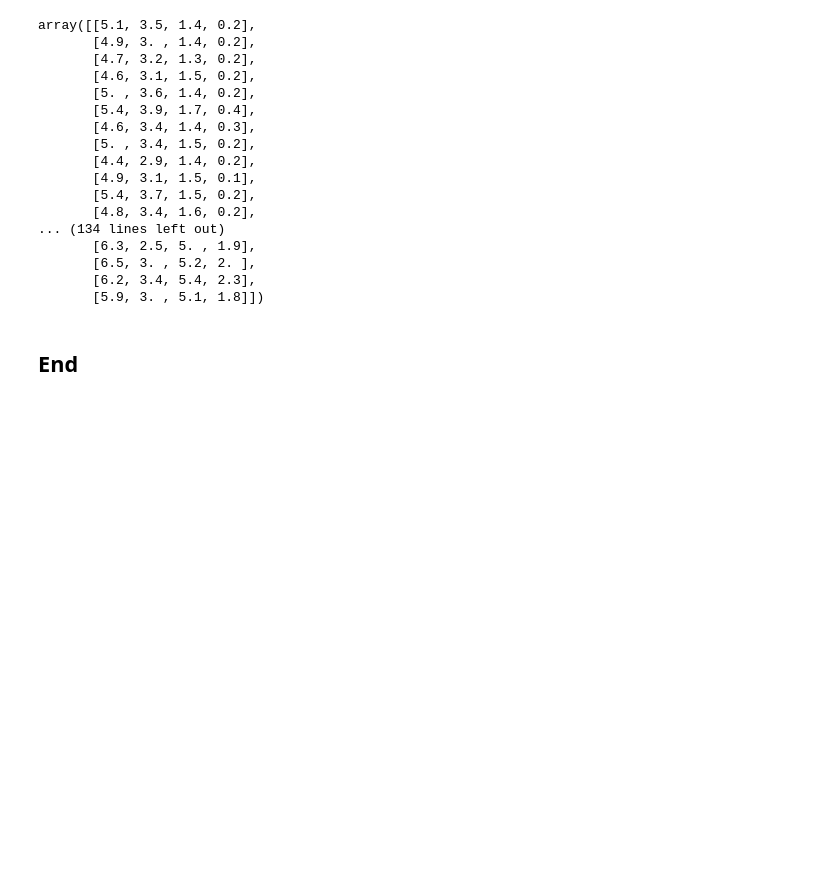
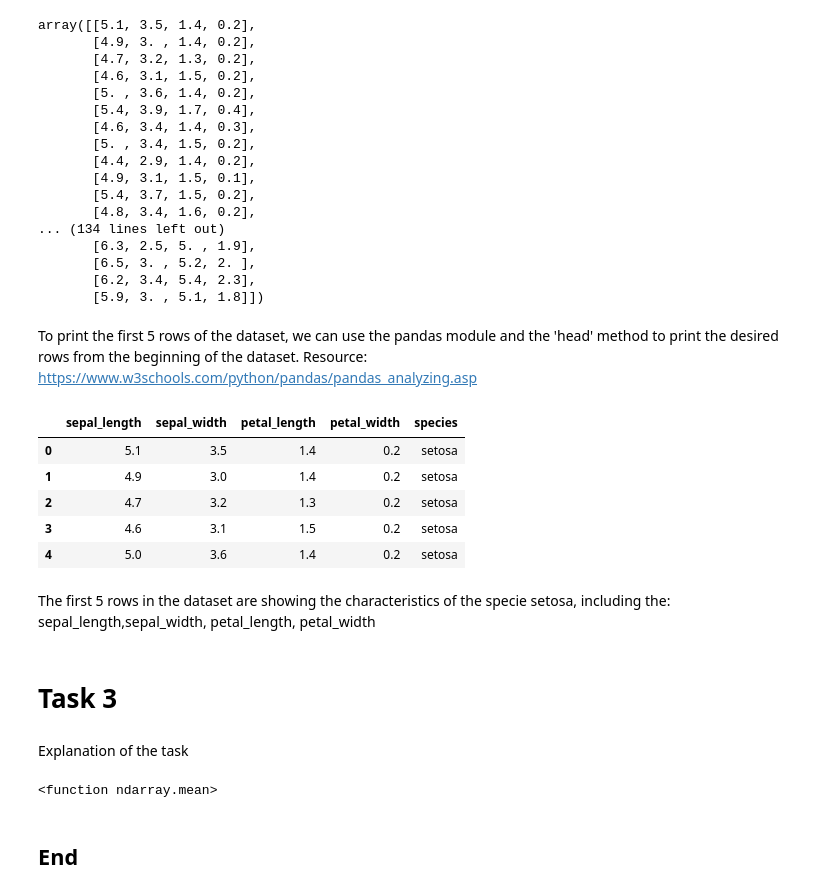
Before and after one commit to tanyasanjuan/principles_of_data_analytics, a Jupyter notebook: tasks.ipynb, the cells around one changed output. Saved outputs shown, nothing was run; the diff lists cells and outputs as text; code cells hidden in the pictures; blank space fills up the shorter version.

Commit message:
Printing the fisrt 5 rows of the dataset, importing pandas.

```diff
--- a/tasks.ipynb
+++ b/tasks.ipynb
@@ -275,3 +275,6 @@ array([[5.1, 3.5, 1.4, 0.2],
        [6.5, 3. , 5.2, 2. ],
        [6.2, 3.4, 5.4, 2.3],
        [5.9, 3. , 5.1, 1.8]])
+# %% [markdown]
+To print the first 5 rows of the dataset, we can use the pandas module and the 'head' method to print the desired rows from the beginning of the dataset.
+Resource: https://www.w3schools.com/python/pandas/pandas_analyzing.asp
@@ -278,2 +284,23 @@ array([[5.1, 3.5, 1.4, 0.2],
+# %%
+# To get the first 5 rows of the DataFrame
+df = pd.read_csv('https://gist.githubusercontent.com/curran/a08a1080b88344b0c8a7/raw/0e7a9b0a5d22642a06d3d5b9bcbad9890c8ee534/iris.csv')
+df.head(5)
+# %% [output]
+|  | sepal_length | sepal_width | petal_length | petal_width | species |
+| 0 | 5.1 | 3.5 | 1.4 | 0.2 | setosa |
+| 1 | 4.9 | 3.0 | 1.4 | 0.2 | setosa |
+| 2 | 4.7 | 3.2 | 1.3 | 0.2 | setosa |
+| 3 | 4.6 | 3.1 | 1.5 | 0.2 | setosa |
+| 4 | 5.0 | 3.6 | 1.4 | 0.2 | setosa |
+# %% [markdown]
+The first 5 rows in the dataset are showing the characteristics of the specie setosa, including the: sepal_length,sepal_width, petal_length, petal_width
+# %% [markdown]
+# Task 3
+# %% [markdown]
+Explanation of the task
+# %%
+data ['data'].mean
+# %% [output]
+<function ndarray.mean>
 # %% [markdown]
 ## End
```
Also changed, not shown: parts of 2 cells of this notebook.
